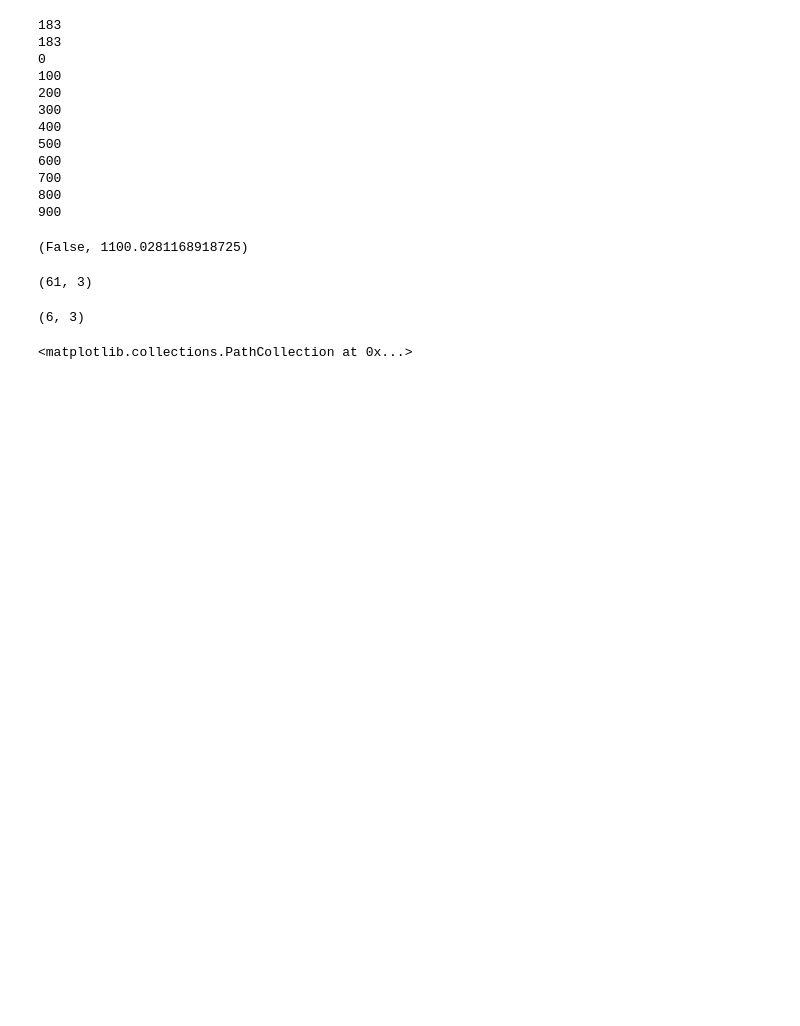
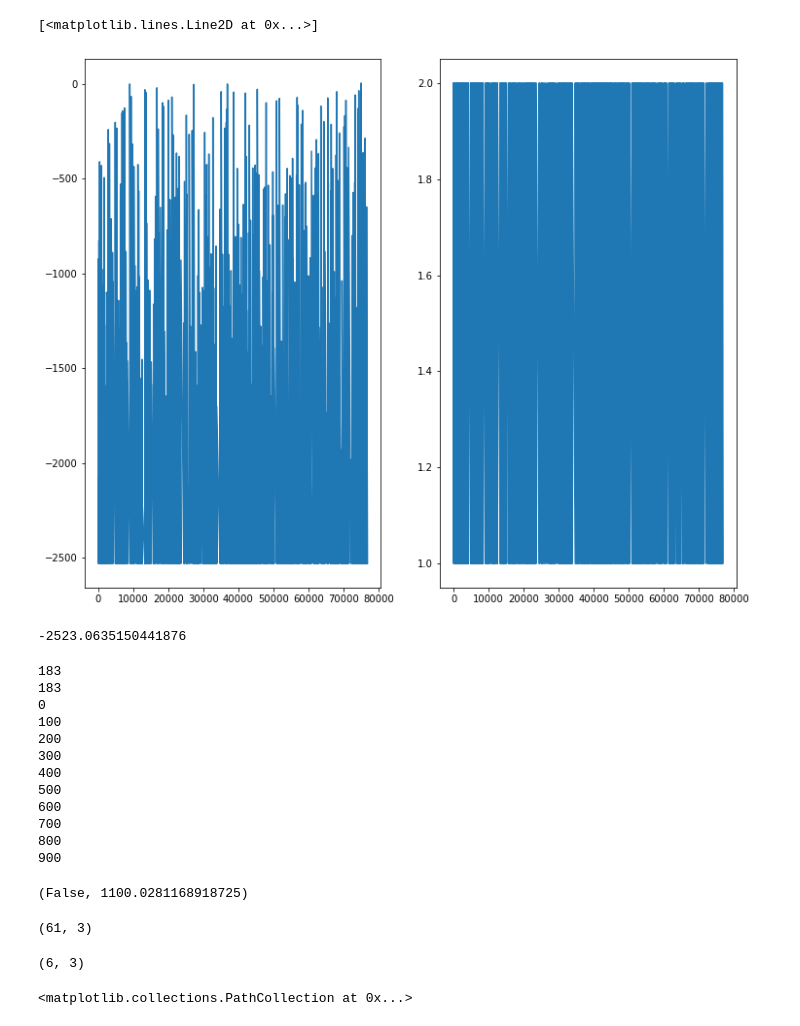
Before and after one commit to HugoLeRoy94/Aging_Condensate, a Jupyter notebook: System_backend/Test_backend.ipynb, the cells around one changed output. Cells and saved outputs as stored; diff of their text form; code cells hidden in the pictures; blank space fills up the shorter version.

```diff
--- a/System_backend/Test_backend.ipynb
+++ b/System_backend/Test_backend.ipynb
@@ -20,3 +79,14 @@ $\tau_0 = $22026.465794806718
+# %%
+fig,ax = plt.subplots(ncols = 2,figsize=(12,10))
+ax[0].plot(np.cumsum(time),F)
+ax[1].plot(np.cumsum(time),Nloop)
+# %% [output]
+[<matplotlib.lines.Line2D at 0x...>]
+[figure, added]
+# %%
+print(np.sum(F*time)/np.sum(time))
+# %% [output]
+-2523.0635150441876
 # %%
 print(S.get_r_size())
 print(S.get_r_system_size())
```
Also changed, not shown: parts of 11 cells of this notebook, 28 other files.
